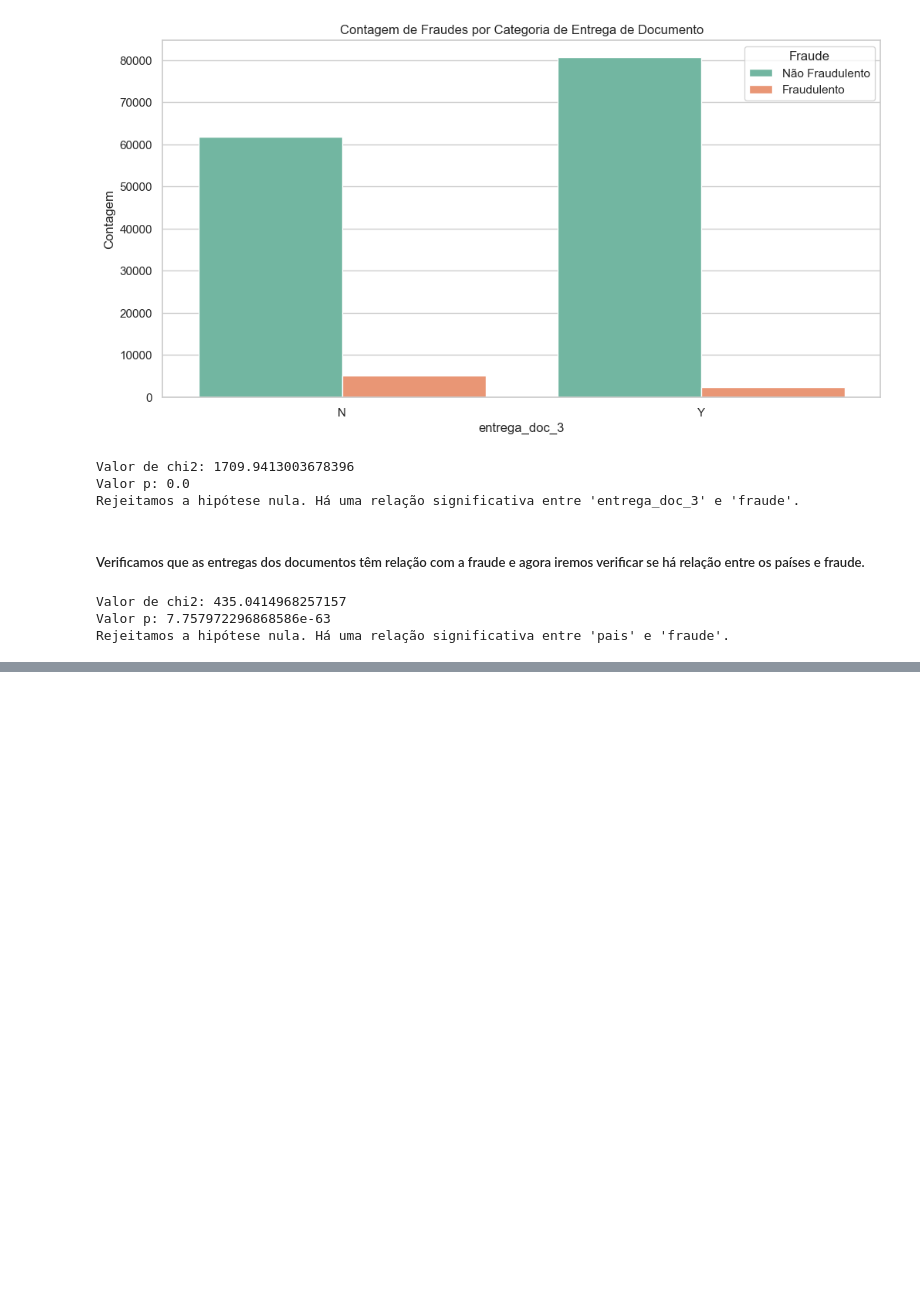
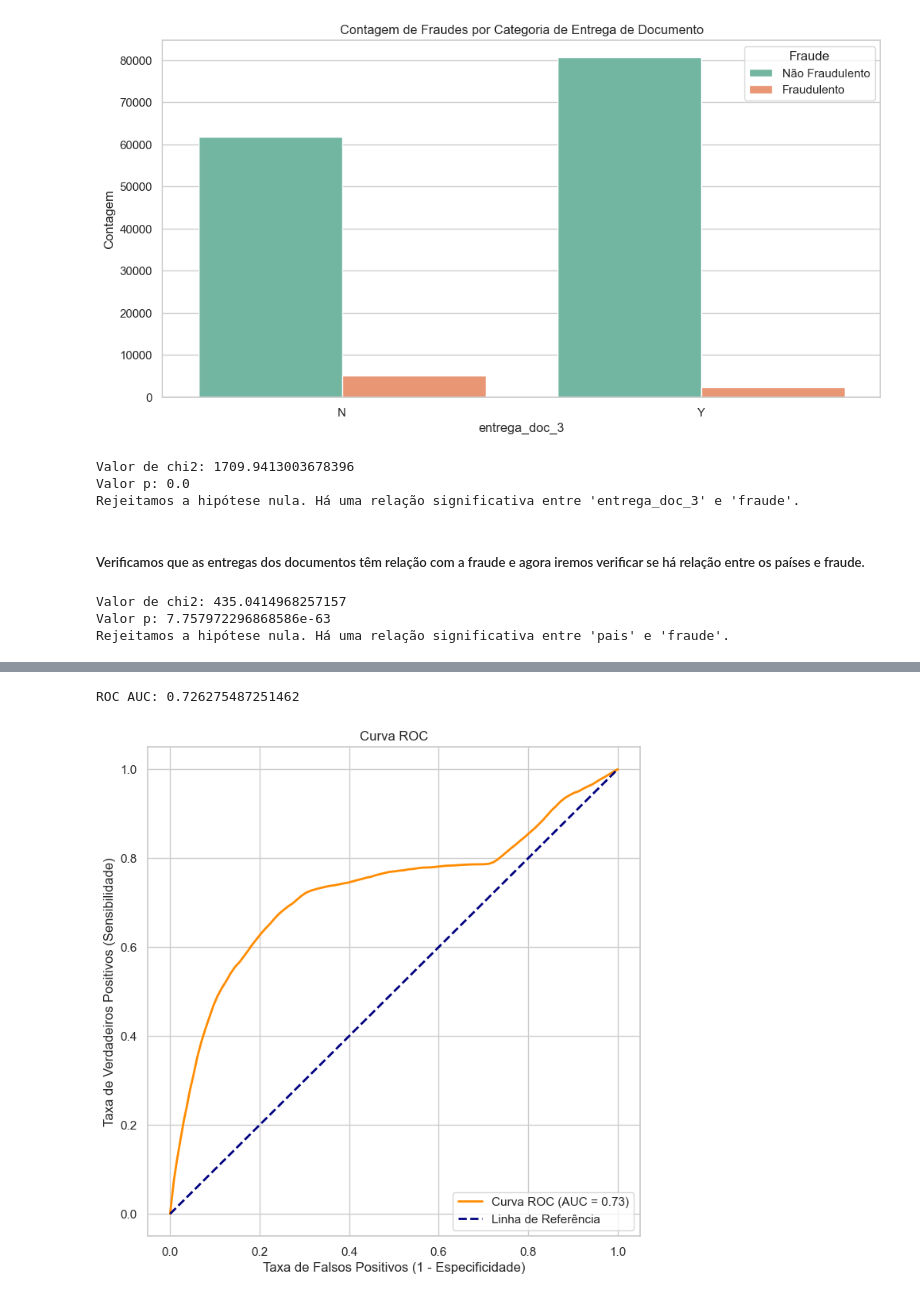
Before and after one commit to Bredariolcaroline/Data-analysis-and-data-science, a Jupyter notebook: case_fraude_PED.ipynb, the cells around one changed output, grey strips where cells are left out. Saved outputs shown, nothing was run; the diff lists cells and outputs as text; code cells hidden in the pictures; blank space fills up the shorter version.

```diff
--- a/case_fraude_PED.ipynb
+++ b/case_fraude_PED.ipynb
@@ -613,0 +668,20 @@ Rejeitamos a hipótese nula. Há uma relação significativa entre 'pais' e 'fra
+# %%
+# verificando a partir de métricas
+fpr, tpr, thresholds = roc_curve(df['fraude'], df['score_fraude_modelo'])
+roc_auc = auc(fpr, tpr)
+
+print('ROC AUC:', roc_auc)
+# %% [output]
+ROC AUC: 0.726275487251462
+# %%
+# visualizando a curva ROC
+plt.figure(figsize=(8, 8))
+plt.plot(fpr, tpr, color='darkorange', lw=2, label='Curva ROC (AUC = {:.2f})'.format(roc_auc))
+plt.plot([0, 1], [0, 1], color='navy', lw=2, linestyle='--', label='Linha de Referência')
+plt.xlabel('Taxa de Falsos Positivos (1 - Especificidade)')
+plt.ylabel('Taxa de Verdadeiros Positivos (Sensibilidade)')
+plt.title('Curva ROC')
+plt.legend(loc='lower right')
+plt.show()
+# %% [output]
+[figure, added]
```
Also changed, not shown: parts of 7 cells of this notebook.
